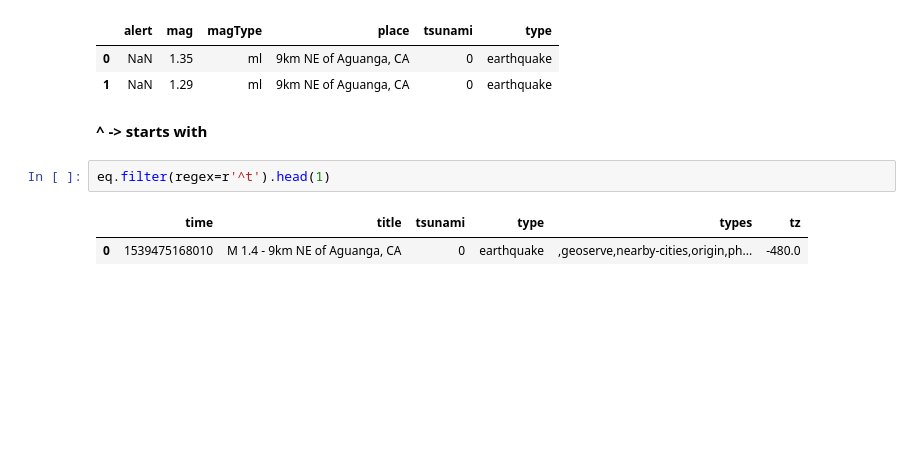
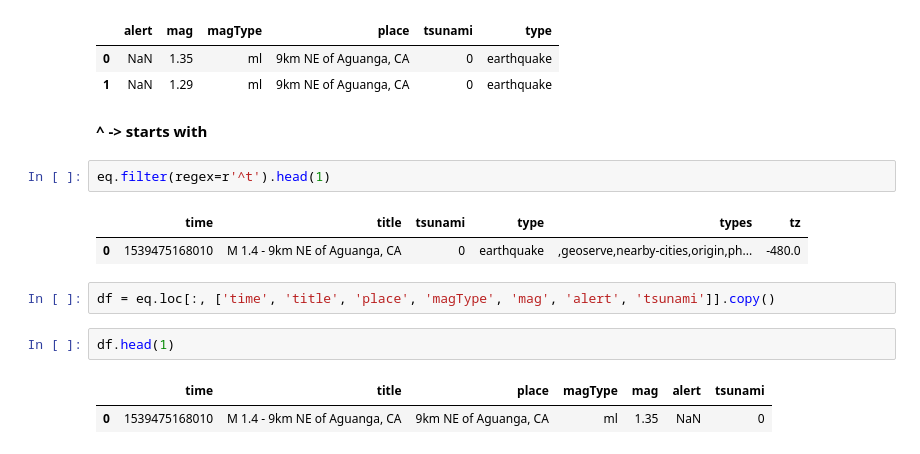
Before and after one commit to nadia-paz/ds-learning, a Jupyter notebook: earthquakes.ipynb, the cells around one changed output. Cells and saved outputs as stored; diff of their text form; blank space fills up the shorter version.

```diff
--- a/earthquakes.ipynb
+++ b/earthquakes.ipynb
@@ -316,3 +316,10 @@ eq.filter(regex=r'^t').head(1)
 # %% [output]
 |  | time | title | tsunami | type | types | tz |
 | 0 | 1539475168010 | M 1.4 - 9km NE of Aguanga, CA | 0 | earthquake | ,geoserve,nearby-cities,origin,ph... | -480.0 |
+# %%
+df = eq.loc[:, ['time', 'title', 'place', 'magType', 'mag', 'alert', 'tsunami']].copy()
+# %%
+df.head(1)
+# %% [output]
+|  | time | title | place | magType | mag | alert | tsunami |
+| 0 | 1539475168010 | M 1.4 - 9km NE of Aguanga, CA | 9km NE of Aguanga, CA | ml | 1.35 | NaN | 0 |
```
Also changed, not shown: parts of 7 cells of this notebook.
